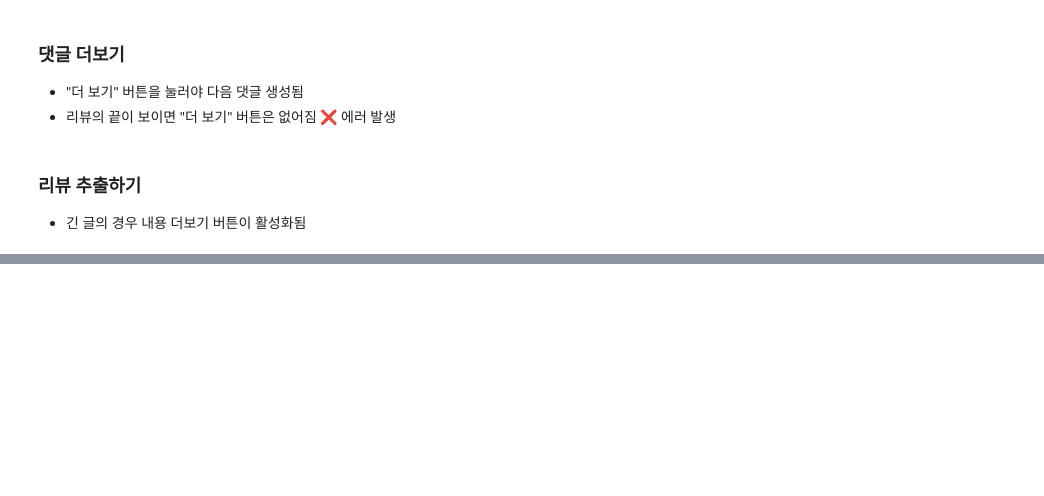
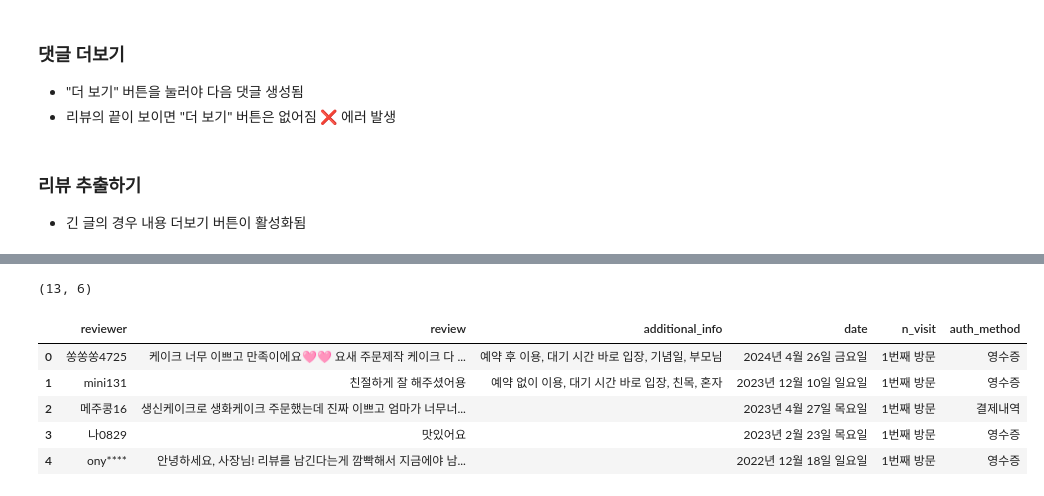
Before and after one commit to narae3759/PPS, a Jupyter notebook: projects/intern_project/01_Collect_Data.ipynb, the cells around one changed output, grey strips where cells are left out. Cells and saved outputs as stored; diff of their text form; code cells hidden in the pictures; blank space fills up the shorter version.

```diff
--- a/projects/intern_project/01_Collect_Data.ipynb
+++ b/projects/intern_project/01_Collect_Data.ipynb
@@ -74,19 +79,19 @@ for _ in range(add_rep):
 # %%
 # 목표 수집 댓글 수를 결정하는 경우
-n = 200
+n = 50
 
-add_button = driver.find_element(By.CLASS_NAME, "fvwqf")
 while True:
+    more_btn = find_element_by_class(driver, "fvwqf")
+
     # 더 보기 버튼 안보이면 break
-    try:
-        add_button.click()
-        time.sleep(1)
-    except:
-        # print("더 보기 버튼 안보임")
-        break
+    if not more_btn: break
+
+    more_btn.click()
+    time.sleep(0.5)
 
     # 목표 리뷰 개수 도달하면 break
-    reviews = driver.find_elements(By.CLASS_NAME, "zPfVt")
+    reviews = driver.find_elements(By.CLASS_NAME, "owAeM")
+    print(len(reviews))
     if len(reviews) > n:
         # print("목표 리뷰 개수 도달")
         break
@@ -101,0 +165,6 @@ test.find_elements(By.CLASS_NAME, "rvCSr")
+# %%
+# json data 저장
+import json
+
+with open("./data/naver_review_raw_data.json", "w") as json_file:
+    json.dump(json_data, json_file, indent=4, ensure_ascii=False)
@@ -101,0 +398,6 @@ test.find_elements(By.CLASS_NAME, "rvCSr")
+# %%
+url = "https://pcmap.place.naver.com/restaurant/1804344332/review/visitor" # 리뷰 적은 곳
+# url = "https://pcmap.place.naver.com/restaurant/13166754/review/visitor" # 리뷰 많은 곳
+
+crawler = ReviewCrawler(url, n_target=200)
+crawler.run()
@@ -101,0 +435,11 @@ test.find_elements(By.CLASS_NAME, "rvCSr")
+# %%
+print(crawler.data.shape)
+crawler.data.head()
+# %% [output]
+(13, 6)
+|  | reviewer | review | additional_info | date | n_visit | auth_method |
+| 0 | 쏭쏭쏭4725 | 케이크 너무 이쁘고 만족이에요🩷🩷 요새 주문제작 케이크 다 ... | 예약 후 이용, 대기 시간 바로 입장, 기념일, 부모님 | 2024년 4월 26일 금요일 | 1번째 방문 | 영수증 |
+| 1 | mini131 | 친절하게 잘 해주셨어용 | 예약 없이 이용, 대기 시간 바로 입장, 친목, 혼자 | 2023년 12월 10일 일요일 | 1번째 방문 | 영수증 |
+| 2 | 메주콩16 | 생신케이크로 생화케이크 주문했는데 진짜 이쁘고 엄마가 너무너... |  | 2023년 4월 27일 목요일 | 1번째 방문 | 결제내역 |
+| 3 | 나0829 | 맛있어요 |  | 2023년 2월 23일 목요일 | 1번째 방문 | 영수증 |
+| 4 | ony**** | 안녕하세요, 사장님! 리뷰를 남긴다는게 깜빡해서 지금에야 남... |  | 2022년 12월 18일 일요일 | 1번째 방문 | 영수증 |
```
Also changed, not shown: parts of 22 cells of this notebook, 8 other files.
